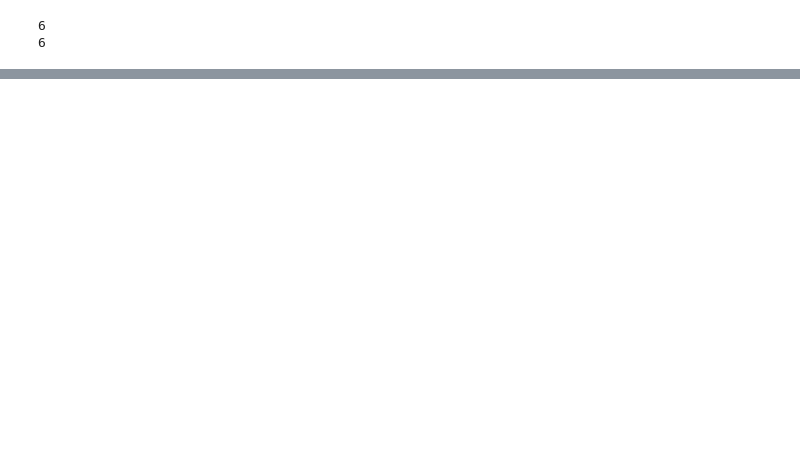
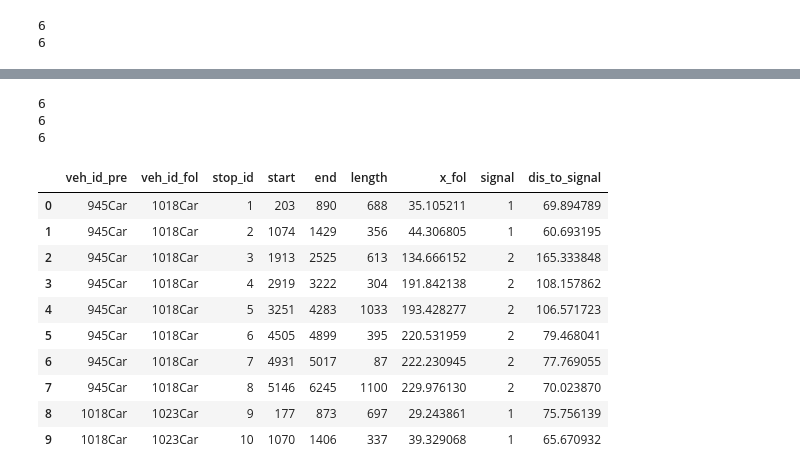
Before and after one commit to Ye-eun/urban-trajectory-analysis, a Jupyter notebook: pneuma_analysis.ipynb, the cells around one changed output, grey strips where cells are left out. Drawn from its saved outputs; the diff is of its cells as text; code cells hidden in the pictures; blank space fills up the shorter version.

```diff
--- a/pneuma_analysis.ipynb
+++ b/pneuma_analysis.ipynb
@@ -852,0 +1005,30 @@ print(all_LFdata_loop[5]['loop'].unique())
+# %%
+# Load the list back from the file
+with open('all_LFdata_loop.pkl', 'rb') as f:
+    all_LFdata_loop = pickle.load(f)
+with open('all_pairID_fin.pkl', 'rb') as f:
+    all_pairID_fin = pickle.load(f)
+with open('all_stop_info.pkl', 'rb') as f:
+    all_stop_info = pickle.load(f)
+
+print(len(all_LFdata_loop))
+print(len(all_pairID_fin))
+print(len(all_stop_info))
+# %% [output]
+6
+6
+6
+# %%
+all_stop_info[0].head(10)
+# %% [output]
+|  | veh_id_pre | veh_id_fol | stop_id | start | end | length | x_fol | signal | dis_to_signal |
+| 0 | 945Car | 1018Car | 1 | 203 | 890 | 688 | 35.105211 | 1 | 69.894789 |
+| 1 | 945Car | 1018Car | 2 | 1074 | 1429 | 356 | 44.306805 | 1 | 60.693195 |
+| 2 | 945Car | 1018Car | 3 | 1913 | 2525 | 613 | 134.666152 | 2 | 165.333848 |
+| 3 | 945Car | 1018Car | 4 | 2919 | 3222 | 304 | 191.842138 | 2 | 108.157862 |
+| 4 | 945Car | 1018Car | 5 | 3251 | 4283 | 1033 | 193.428277 | 2 | 106.571723 |
+| 5 | 945Car | 1018Car | 6 | 4505 | 4899 | 395 | 220.531959 | 2 | 79.468041 |
+| 6 | 945Car | 1018Car | 7 | 4931 | 5017 | 87 | 222.230945 | 2 | 77.769055 |
+| 7 | 945Car | 1018Car | 8 | 5146 | 6245 | 1100 | 229.976130 | 2 | 70.023870 |
+| 8 | 1018Car | 1023Car | 9 | 177 | 873 | 697 | 29.243861 | 1 | 75.756139 |
+| 9 | 1018Car | 1023Car | 10 | 1070 | 1406 | 337 | 39.329068 | 1 | 65.670932 |
```
Also changed, not shown: parts of 16 cells of this notebook.
